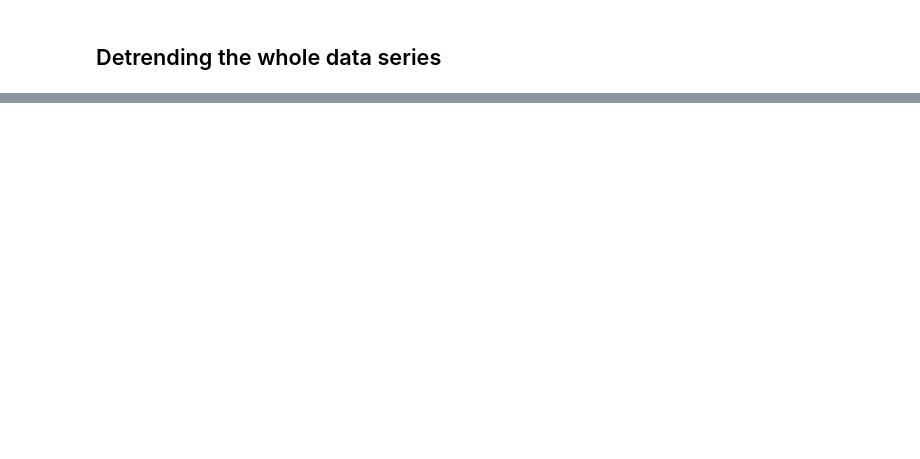
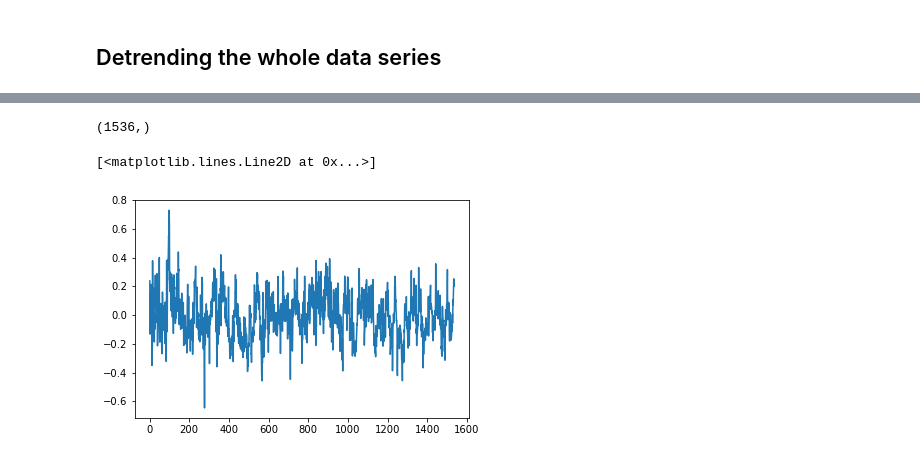
Before and after one commit to Loljaca/Emergent_Constraints, a Jupyter notebook: HadCRUT4_detrend.ipynb, the cells around one changed output, grey strips where cells are left out. Drawn from its saved outputs; the diff is of its cells as text; code cells hidden in the pictures; blank space fills up the shorter version.

```diff
--- a/HadCRUT4_detrend.ipynb
+++ b/HadCRUT4_detrend.ipynb
@@ -43,0 +54,29 @@ psi=np.std(data_all)
+# %%
+def detrend(input_data):
+    p=40
+    q=20
+    data_m = np.zeros([12,n])
+    data_m_temp=np.zeros([12,n-p,p])
+    data_m_mean = np.zeros([12,n-p])
+    data_m_detrend_point = np.zeros([12,n-p])
+    for k in range(0,12):
+        data_m[k] = [data[e*12+k] for e in range(0,n)]
+        for j in range(0,n-p):
+            data_m_temp[k][j]=[data_m[k][i+j] for i in range(0,p)]
+            data_m_mean[k][j]=np.mean(data_m_temp[k][j])
+            data_m_detrend_point[k][j] = data_m[k][j+q]-np.mean(data_m_temp[k][j])
+    data_all=np.transpose(data_m_detrend_point)
+    data_all=np.ravel(data_all)
+    return data_all
+# %%
+test=detrend(data)
+# %%
+test.shape
+# %% [output]
+(1536,)
+# %%
+t=np.linspace(1,1536,1536)
+plt.plot(t,test)
+# %% [output]
+[<matplotlib.lines.Line2D at 0x...>]
+[figure, added]
```
Also changed, not shown: parts of 8 cells of this notebook.
